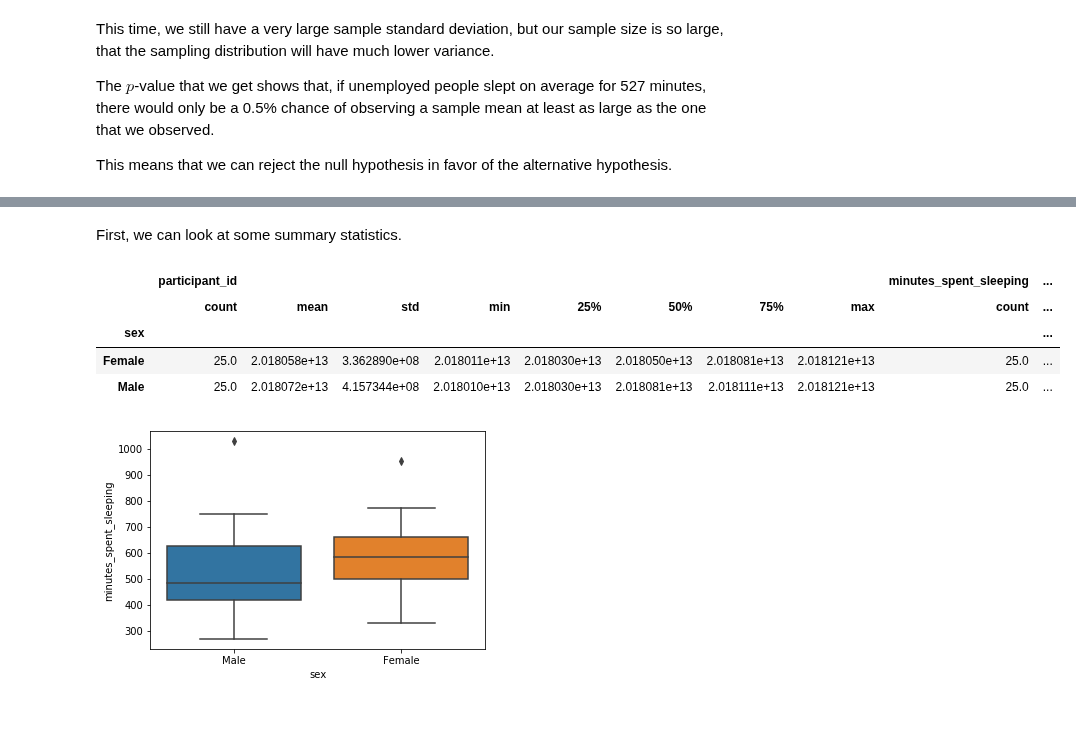
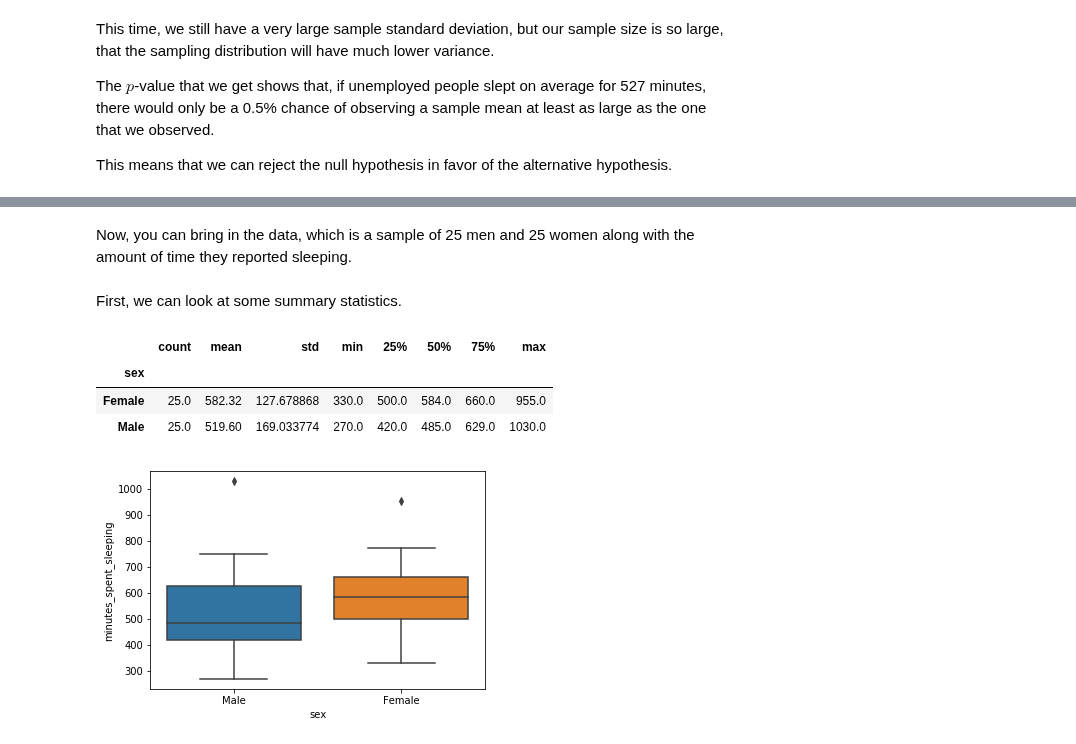
Before and after one commit to NSS-Data-Instructional-Stuff/stats-for-data-science, a Jupyter notebook: notebooks/Hypothesis_Testing_Part_1.ipynb, the cells around one changed output, grey strips where cells are left out. Drawn from its saved outputs; the diff is of its cells as text; code cells hidden in the pictures; blank space fills up the shorter version.

```diff
--- a/notebooks/Hypothesis_Testing_Part_1.ipynb
+++ b/notebooks/Hypothesis_Testing_Part_1.ipynb
@@ -153,15 +195,16 @@ Oftentimes, we will be testing to see if there is a difference between two popul
+# %% [markdown]
+Now, you can bring in the data, which is a sample of 25 men and 25 women along with the amount of time they reported sleeping.
 # %%
 sleeping = pd.read_csv('../data/atus_sleeping.csv')
 # %% [markdown]
 First, we can look at some summary statistics.
 # %%
-sleeping.groupby('sex').describe()
+sleeping.groupby('sex')['minutes_spent_sleeping'].describe()
 # %% [output]
-|  | participant_id |  |  |  |  |  |  |  | minutes_spent_sleeping | ... |
-|  | count | mean | std | min | 25% | 50% | 75% | max | count | ... |
-| sex |  |  |  |  |  |  |  |  |  | ... |
-| Female | 25.0 | 2.018058e+13 | 3.362890e+08 | 2.018011e+13 | 2.018030e+13 | 2.018050e+13 | 2.018081e+13 | 2.018121e+13 | 25.0 | ... |
-| Male | 25.0 | 2.018072e+13 | 4.157344e+08 | 2.018010e+13 | 2.018030e+13 | 2.018081e+13 | 2.018111e+13 | 2.018121e+13 | 25.0 | ... |
+|  | count | mean | std | min | 25% | 50% | 75% | max |
+| sex |  |  |  |  |  |  |  |  |
+| Female | 25.0 | 582.32 | 127.678868 | 330.0 | 500.0 | 584.0 | 660.0 | 955.0 |
+| Male | 25.0 | 519.60 | 169.033774 | 270.0 | 420.0 | 485.0 | 629.0 | 1030.0 |
 # %%
 import seaborn as sns
 # %%
```
Also changed, not shown: parts of 78 cells of this notebook, 2 other files.
